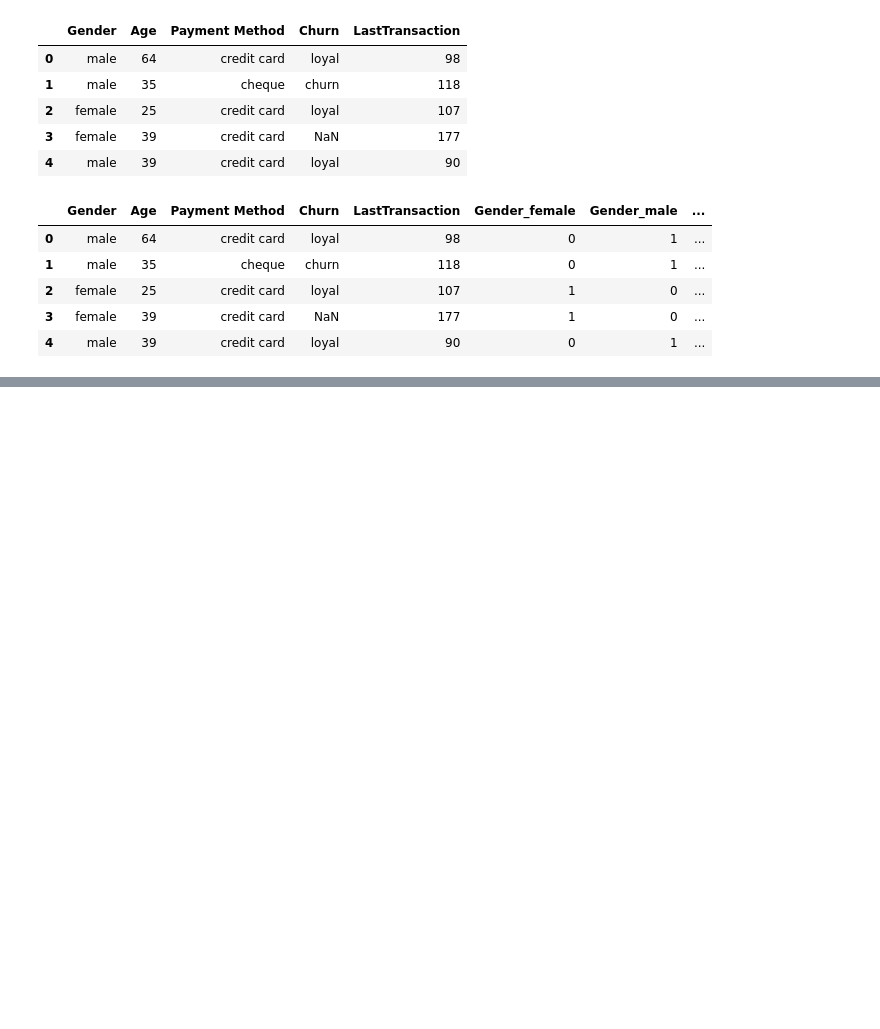
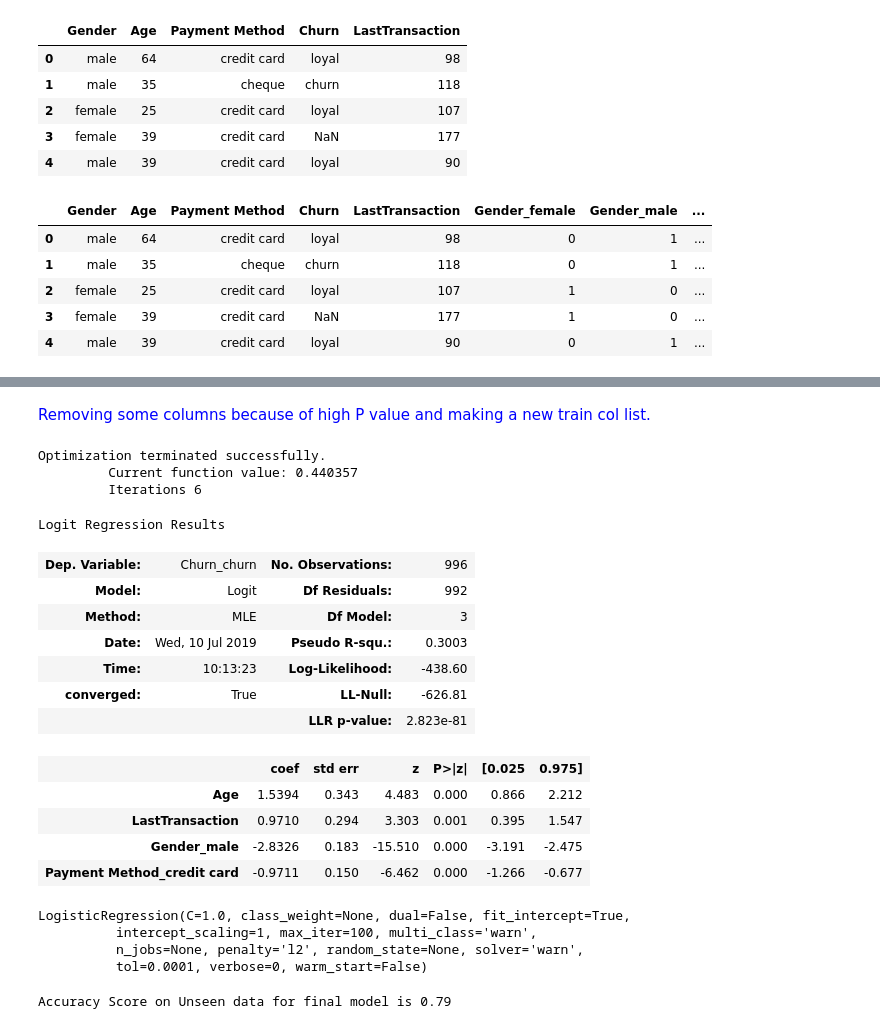
Before and after one commit to awaiskaleem/OsloMet_GroupGitHub, a Jupyter notebook: Workshop 5 - Machine Learners.ipynb, the cells around one changed output, grey strips where cells are left out. Cells and saved outputs as stored; diff of their text form; code cells hidden in the pictures; blank space fills up the shorter version.

```diff
--- a/Workshop 5 - Machine Learners.ipynb
+++ b/Workshop 5 - Machine Learners.ipynb
@@ -120,0 +158,40 @@ array([[0.90900427, 0.09099573],
+# %% [markdown]
+<font color = blue>Removing some columns because of high P value and making a new train col list.
+# %%
+col_dict['train_cols_opt'] = ['Age','LastTransaction','Gender_male','Payment Method_credit card']
+Logit(df[col_dict['pred_cols']],df[col_dict['train_cols_opt']]).fit().summary()
+# %% [output]
+Optimization terminated successfully.
+         Current function value: 0.440357
+         Iterations 6
+Logit Regression Results
+| Dep. Variable: | Churn_churn | No. Observations: | 996 |
+| Model: | Logit | Df Residuals: | 992 |
+| Method: | MLE | Df Model: | 3 |
+| Date: | Wed, 10 Jul 2019 | Pseudo R-squ.: | 0.3003 |
+| Time: | 10:13:23 | Log-Likelihood: | -438.60 |
+| converged: | True | LL-Null: | -626.81 |
+|  |  | LLR p-value: | 2.823e-81 |
+|  | coef | std err | z | P>|z| | [0.025 | 0.975] |
+| Age | 1.5394 | 0.343 | 4.483 | 0.000 | 0.866 | 2.212 |
+| LastTransaction | 0.9710 | 0.294 | 3.303 | 0.001 | 0.395 | 1.547 |
+| Gender_male | -2.8326 | 0.183 | -15.510 | 0.000 | -3.191 | -2.475 |
+| Payment Method_credit card | -0.9711 | 0.150 | -6.462 | 0.000 | -1.266 | -0.677 |
+# %%
+from sklearn.linear_model import LogisticRegression
+from sklearn.model_selection import train_test_split
+
+df_train, df_test = train_test_split(df, test_size=0.2, random_state=0)
+
+clf = LogisticRegression()
+clf.fit(df_train[col_dict['train_cols_opt']],df_train[col_dict['pred_cols']])
+# %% [output]
+LogisticRegression(C=1.0, class_weight=None, dual=False, fit_intercept=True,
+          intercept_scaling=1, max_iter=100, multi_class='warn',
+          n_jobs=None, penalty='l2', random_state=None, solver='warn',
+          tol=0.0001, verbose=0, warm_start=False)
+# %%
+from sklearn.metrics import accuracy_score
+print("Accuracy Score on Unseen data for final model is",accuracy_score(df_test[col_dict['pred_cols']],clf.predict(df_test[col_dict['train_cols_opt']])))
+# %% [output]
+Accuracy Score on Unseen data for final model is 0.79
```
Also changed, not shown: parts of 21 cells of this notebook, 1 other file.
